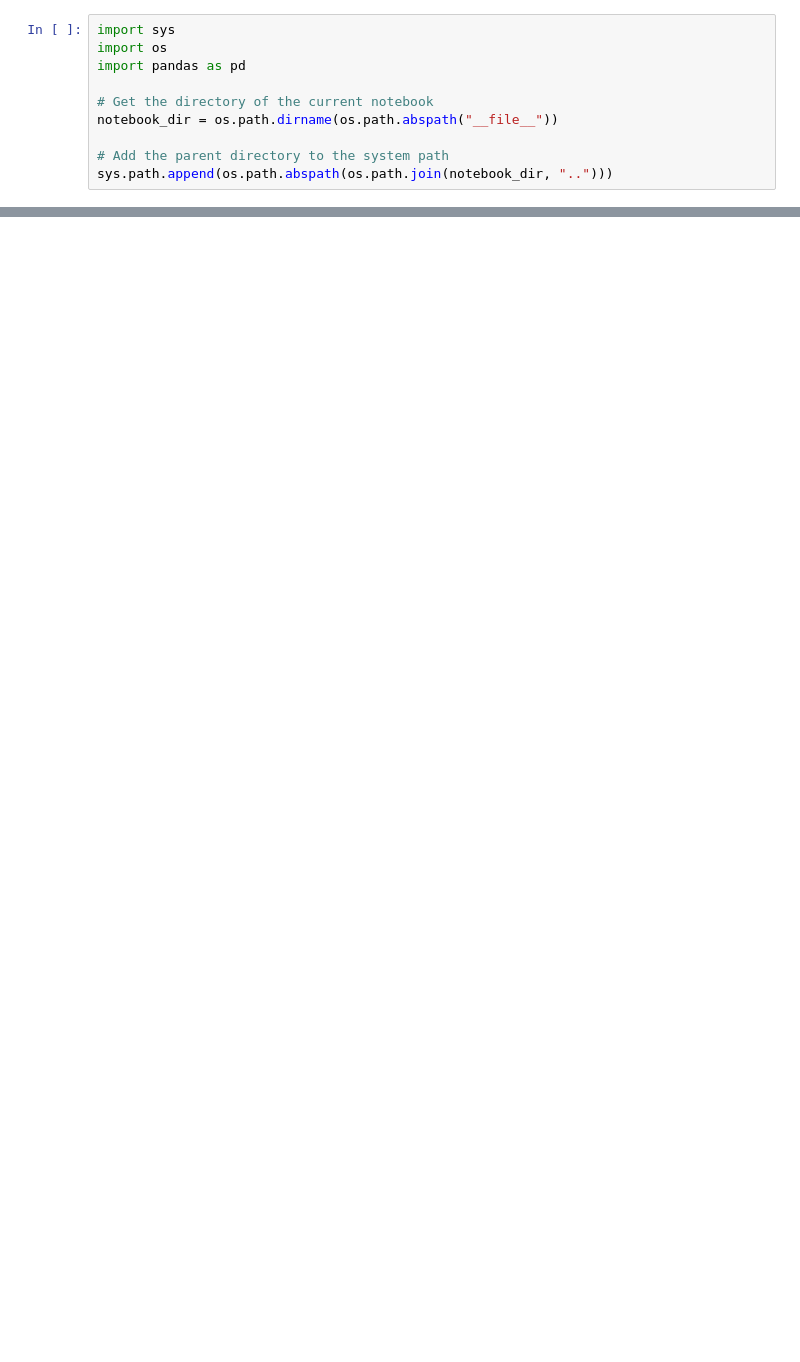
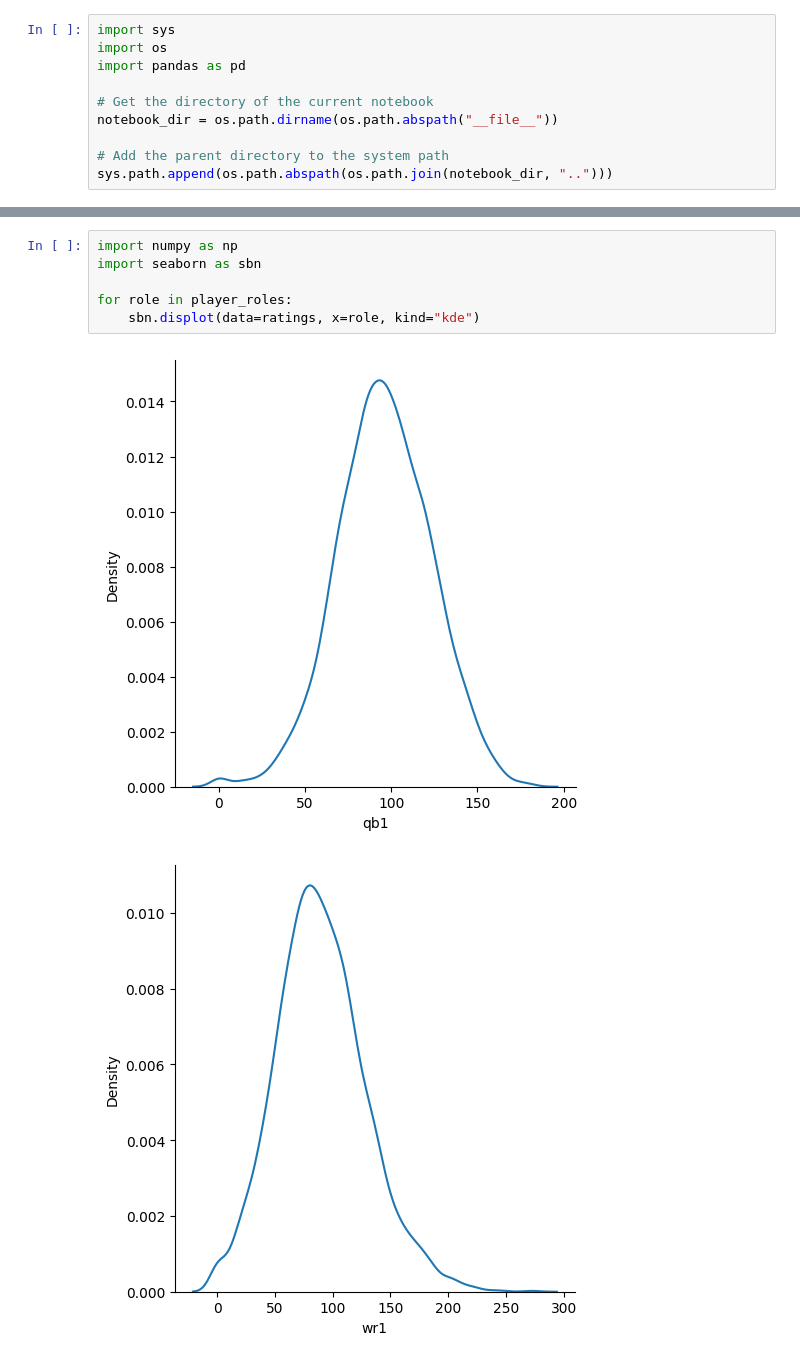
Before and after one commit to b-heilman/bmoor-united, a Jupyter notebook: skunk_works/nfl_crawler/src/notebooks/rating.ipynb, the cells around one changed output, grey strips where cells are left out. Cells and saved outputs as stored; diff of their text form; blank space fills up the shorter version.

```diff
--- a/skunk_works/nfl_crawler/src/notebooks/rating.ipynb
+++ b/skunk_works/nfl_crawler/src/notebooks/rating.ipynb
@@ -81,0 +201,9 @@ r_delta[r_delta['playerDisplay'] == 'Saquon Barkley']
+# %%
+import numpy as np
+import seaborn as sbn
+
+for role in player_roles:
+    sbn.displot(data=ratings, x=role, kind="kde")
+# %% [output]
+[figure, added]
+[figure, added]
```
Also changed, not shown: parts of 10 cells of this notebook, 24 other files.
